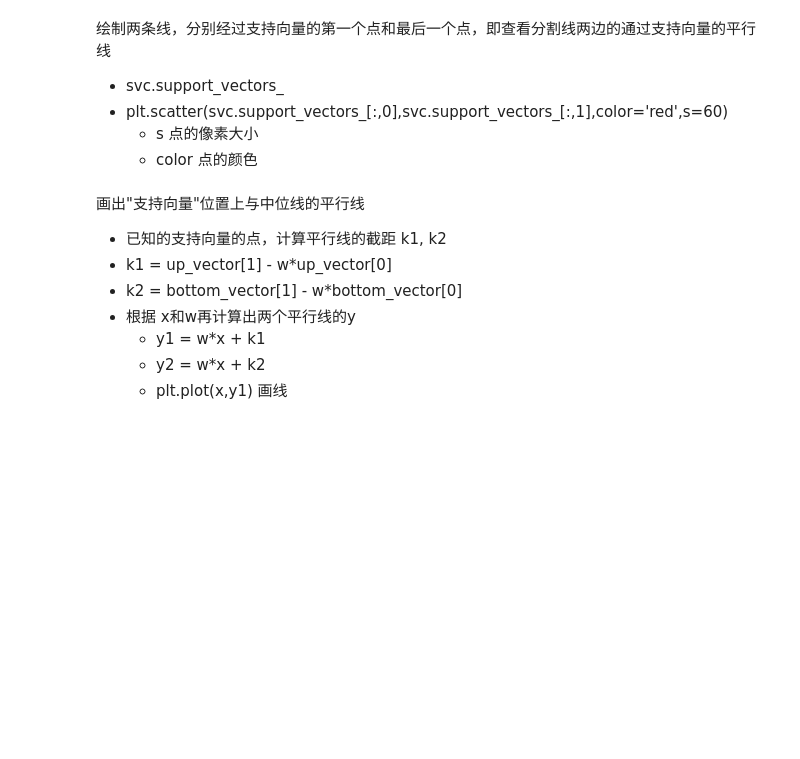
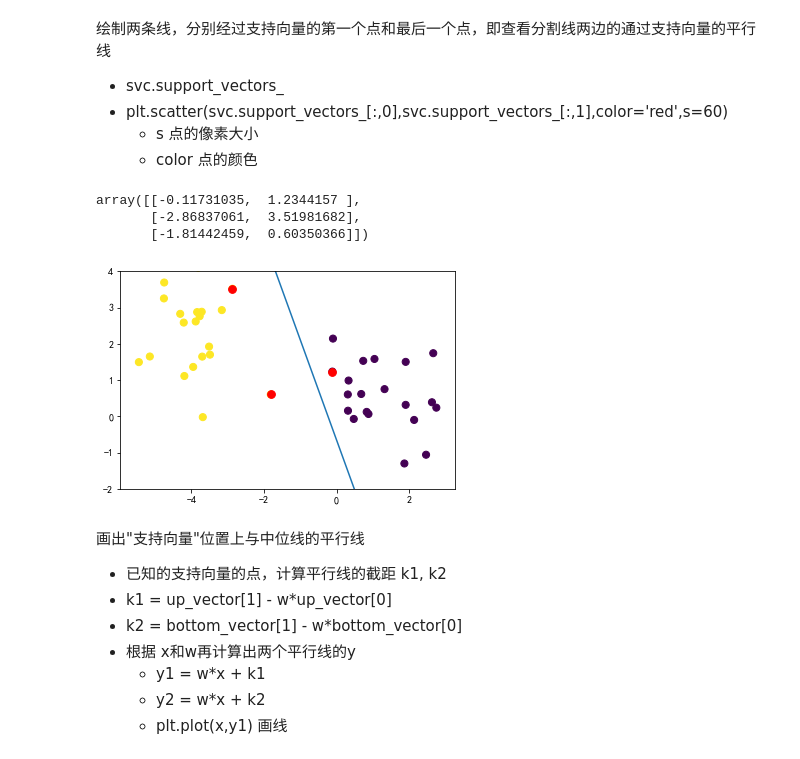
Before and after one commit to disenQF/05data, a Jupyter notebook: day12/SVM/SVM.ipynb, the cells around one changed output. Cells and saved outputs as stored; diff of their text form; code cells hidden in the pictures; blank space fills up the shorter version.

```diff
--- a/day12/SVM/SVM.ipynb
+++ b/day12/SVM/SVM.ipynb
@@ -134,6 +175,24 @@ f(x) = ax + b，期中b就是函数f(x)截距,即函数线与y轴的交点的值
 - plt.scatter(svc.support_vectors_[:,0],svc.support_vectors_[:,1],color='red',s=60)
     - s 点的像素大小
     - color 点的颜色
+# %%
+svm.support_vectors_
+# %% [output]
+array([[-0.11731035,  1.2344157 ],
+       [-2.86837061,  3.51981682],
+       [-1.81442459,  0.60350366]])
+# %%
+plt.plot(x, y)
+plt.scatter(sample[:,0], sample[:,1],
+            s=50,
+            c=target)
+plt.scatter(svm.support_vectors_[:, 0],
+            svm.support_vectors_[:, 1], c='red', s=60)
+plt.ylim([-2, 4])
+
+plt.show()
+# %% [output]
+[figure, added]
 # %% [markdown]
 画出"支持向量"位置上与中位线的平行线
 - 已知的支持向量的点，计算平行线的截距 k1, k2
```
Also changed, not shown: parts of 66 cells of this notebook.
